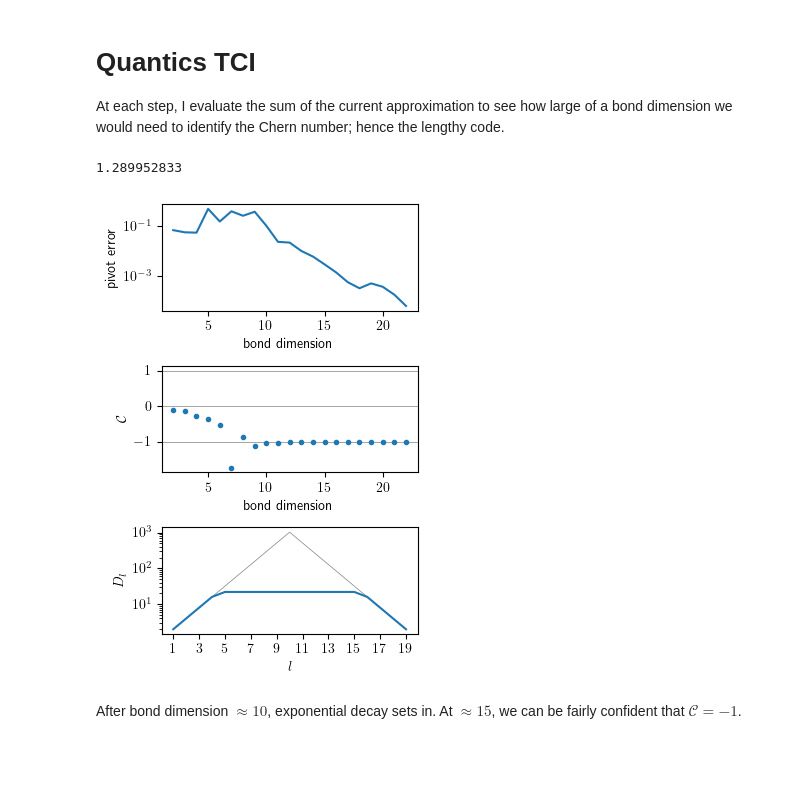
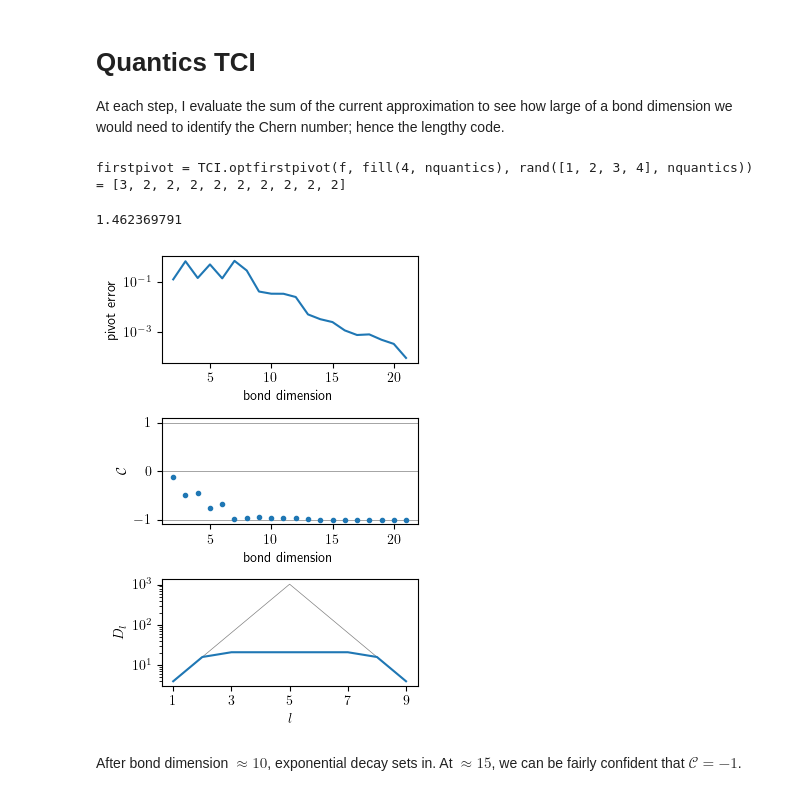
Before and after one commit to tensor4all/QuanticsTCI.jl, a Jupyter notebook: example/chern/chern_2x2.ipynb, the cells around one changed output. Cells and saved outputs as stored; diff of their text form; code cells hidden in the pictures; blank space fills up the shorter version.

```diff
--- a/example/chern/chern_2x2.ipynb
+++ b/example/chern/chern_2x2.ipynb
@@ -201,42 +202,43 @@ end
 
 f(q) = chern.berrycurvature_quantics_dets(
     kindex -> H([kvals[kindex[1]], kvals[kindex[2]]], m, t2),
-    2, q, nquantics)
+    1, q, nquantics)
 
-firstpivot = TCI.optfirstpivot(f, fill(2, 2*nquantics), fill(2, 2*nquantics))
+@show firstpivot = TCI.optfirstpivot(f, fill(4, nquantics), rand([1, 2, 3, 4], nquantics))
 time_tci = @elapsed tci, ranks, errors, cherns = crossinterpolate_chern(
     Float64,
     f,
-    fill(2, 2 * nquantics),
+    fill(4, nquantics),
     firstpivot,
     tolerance=1e-4,
     maxiter=200
 )
 # %% [output]
-1.289952833
+firstpivot = TCI.optfirstpivot(f, fill(4, nquantics), rand([1, 2, 3, 4], nquantics)) = [3, 2, 2, 2, 2, 2, 2, 2, 2, 2]
+1.462369791
 # %%
 fig, axs = subplots(nrows=3, figsize=[246/72, 500/100])
 
 axs[1].semilogy(ranks, errors)
 axs[1].set_xlabel("bond dimension")
 axs[1].set_ylabel("pivot error")
 
 for c in [-1, 0, 1]
     axs[2].axhline(c, color="gray", linewidth=0.5)
 end
 axs[2].plot(ranks, cherns, ".")
 axs[2].set_xlabel("bond dimension")
 axs[2].set_ylabel(L"$\mathcal{C}$")
 
-axs[3].semilogy(1:2nquantics-1, maxlinkdim(2nquantics, 2)[2], color="gray", linewidth=0.5)
-axs[3].semilogy(1:2nquantics-1, TCI.linkdims(tci))
+axs[3].semilogy(1:nquantics-1, maxlinkdim(nquantics, 4)[2], color="gray", linewidth=0.5)
+axs[3].semilogy(1:nquantics-1, TCI.linkdims(tci))
 axs[3].set_ylabel(L"$D_l$")
 axs[3].set_xlabel(L"$l$")
-axs[3].set_xticks(1:2:2nquantics-1)
+axs[3].set_xticks(1:2:nquantics-1)
 
 tight_layout()
 # %% [output]
-[figure, old version]
+[figure, new version]
 # %% [markdown]
 After bond dimension $\approx 10$, exponential decay sets in. At $\approx 15$, we can be fairly confident that $\mathcal{C} = -1$.
 # %%
```
Also changed, not shown: parts of 14 cells of this notebook, 5 other files.
